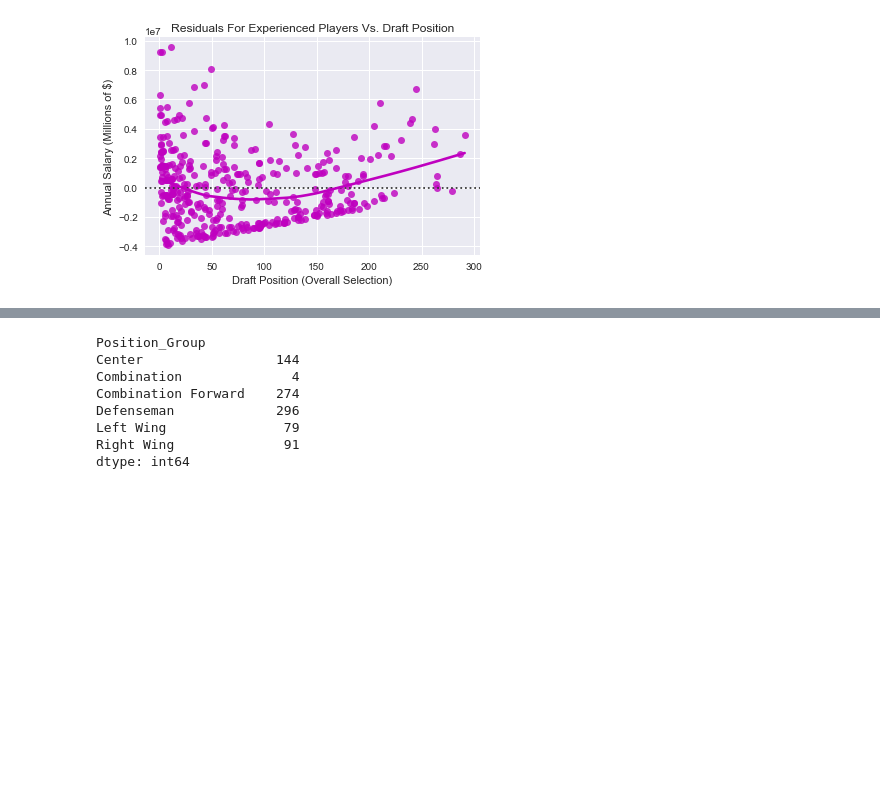
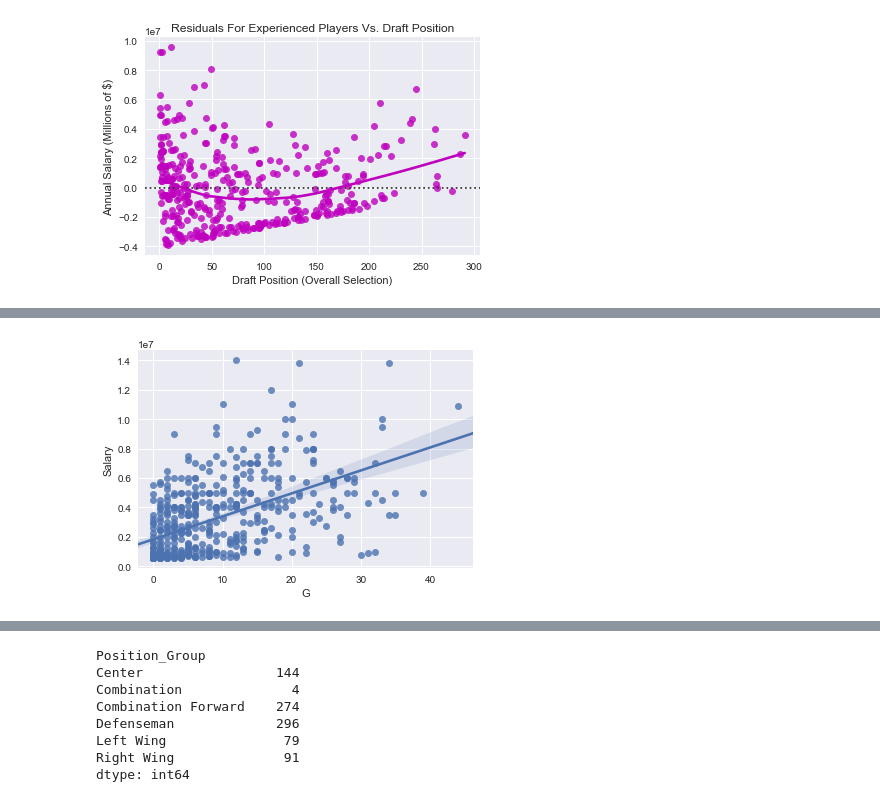
Before and after one commit to jaredbgo/NHL_analysis, a Jupyter notebook: NHL_Analysis.ipynb, the cells around one changed output, grey strips where cells are left out. Cells and saved outputs as stored; diff of their text form; code cells hidden in the pictures; blank space fills up the shorter version.

```diff
--- a/NHL_Analysis.ipynb
+++ b/NHL_Analysis.ipynb
@@ -200,0 +223,4 @@ gritty_draft = sns.regplot(data = nhl_frame_5exp, x = "Ovrl", y = "Grit")
+# %%
+pct_sal = sns.regplot(data = nhl_frame_5exp, x = "G", y = "Salary")
+# %% [output]
+[figure, added]
```
Also changed, not shown: parts of 11 cells of this notebook.
